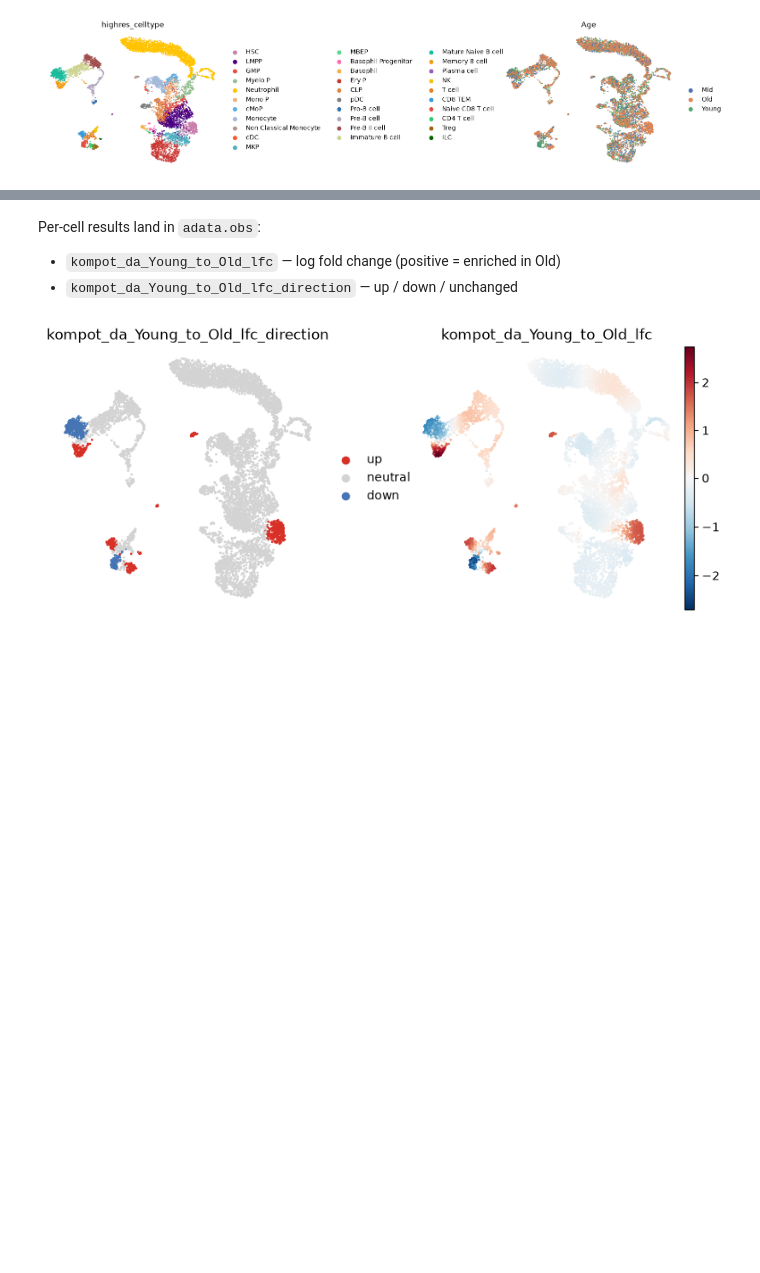
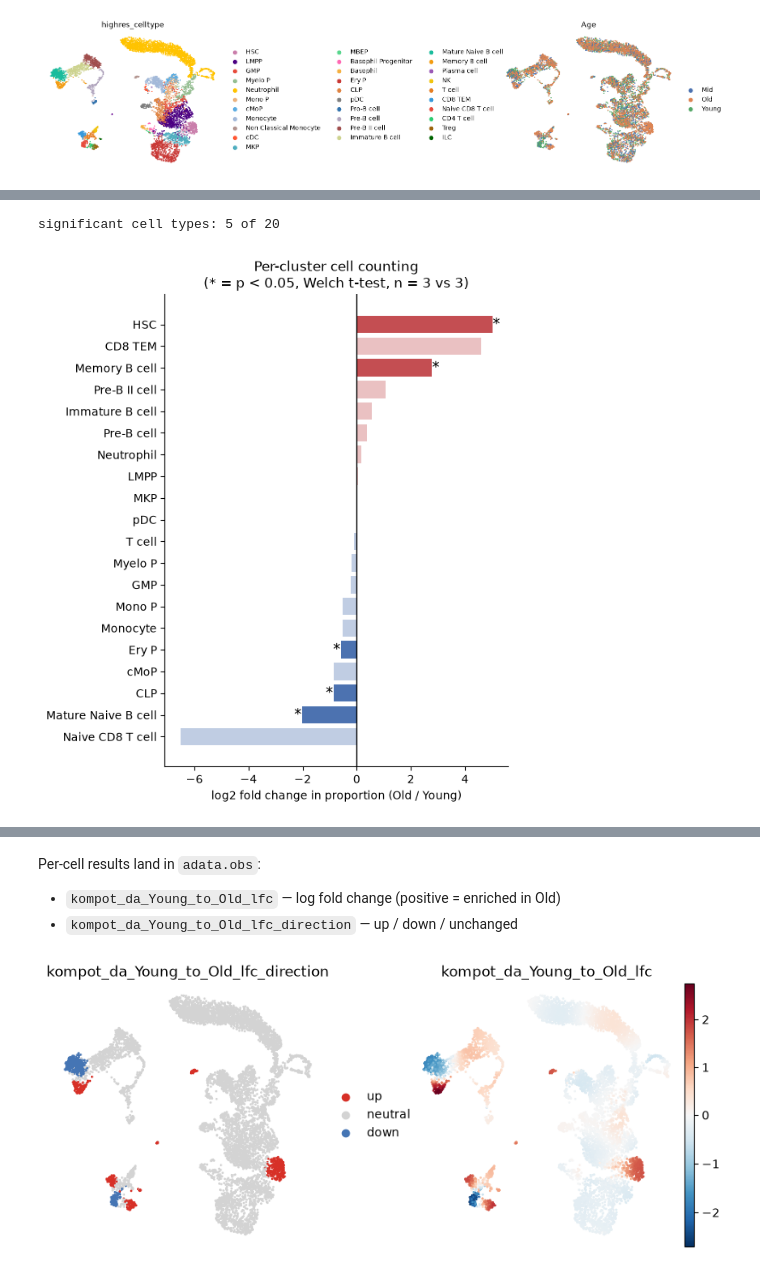
Before and after one commit to settylab/kompot, a Jupyter notebook: examples/04_differential_abundance.ipynb, the cells around one changed output, grey strips where cells are left out. Saved outputs shown, nothing was run; the diff lists cells and outputs as text; code cells hidden in the pictures; blank space fills up the shorter version.

```diff
--- a/examples/04_differential_abundance.ipynb
+++ b/examples/04_differential_abundance.ipynb
@@ -59,0 +128,20 @@ See [`kompot.da`](https://kompot.readthedocs.io/en/latest/simplified.html#kompot
+# %%
+def count_test(cell_types, home, props, library):
+    """Young vs. Old proportion per cell type, within that type's own compartment."""
+    ref, alt = CONDITIONS
+    rows = {}
+    for ct in cell_types:
+        same_gate = library[COMPARTMENT_COLUMN] == home[ct]
+        y = props.loc[same_gate & (library[GROUPING_COLUMN] == ref), ct].values
+        o = props.loc[same_gate & (library[GROUPING_COLUMN] == alt), ct].values
+        rows[ct] = {
+            f"{ref}_%": y.mean(),
+            f"{alt}_%": o.mean(),
+            "log2FC": np.log2((o.mean() + 1e-3) / (y.mean() + 1e-3)),
+            "p": stats.ttest_ind(o, y, equal_var=False).pvalue,   # Welch, n = 3 vs 3
+        }
+    return pd.DataFrame(rows).T.sort_values("log2FC")
+
+
+counted = count_test(by_compartment.index[keep], home, props, library)
+counted.round(3)
@@ -59,0 +166,23 @@ See [`kompot.da`](https://kompot.readthedocs.io/en/latest/simplified.html#kompot
+# %%
+from matplotlib.colors import to_rgba
+
+sig = counted["p"] < 0.05
+# solid = significant, faded = not; red = enriched in Old, blue = depleted
+bar_colors = [to_rgba("#C44E52" if f > 0 else "#4C72B0", 1.0 if s else 0.35)
+              for f, s in zip(counted["log2FC"], sig)]
+
+fig, ax = plt.subplots(figsize=(6, 7))
+ax.barh(counted.index, counted["log2FC"], color=bar_colors)
+for y, (ct, row) in enumerate(counted.iterrows()):
+    if sig[ct]:
+        ax.text(row["log2FC"] + np.sign(row["log2FC"]) * 0.15, y, "*",
+                va="center", ha="center", fontsize=13)
+ax.axvline(0, color="k", lw=1)
+ax.set(xlabel=f"log2 fold change in proportion ({CONDITIONS[1]} / {CONDITIONS[0]})",
+       title="Per-cluster cell counting\n(* = p < 0.05, Welch t-test, n = 3 vs 3)")
+plt.tight_layout()
+
+print(f"significant cell types: {int(sig.sum())} of {len(counted)}")
+# %% [output]
+significant cell types: 5 of 20
+[figure, added]
```
Also changed, not shown: parts of 30 cells of this notebook.
